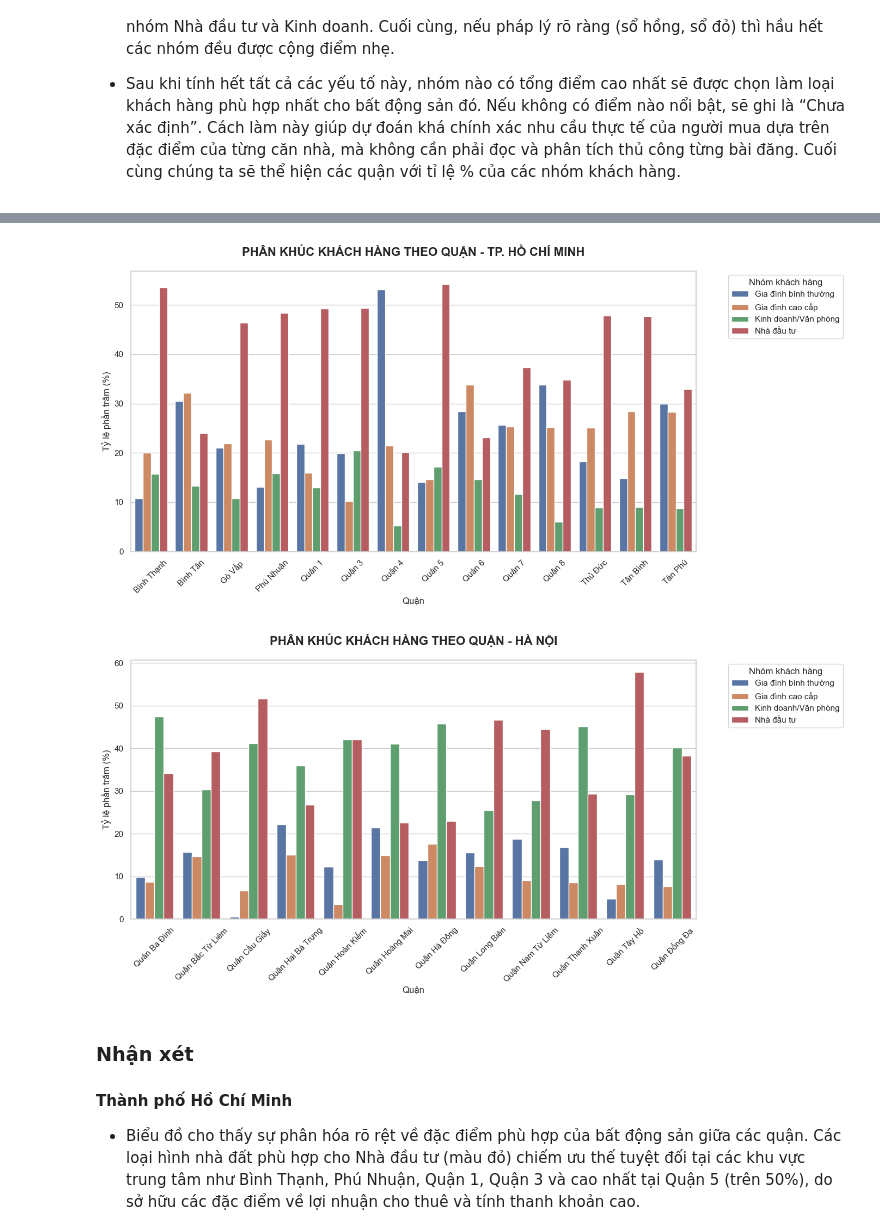
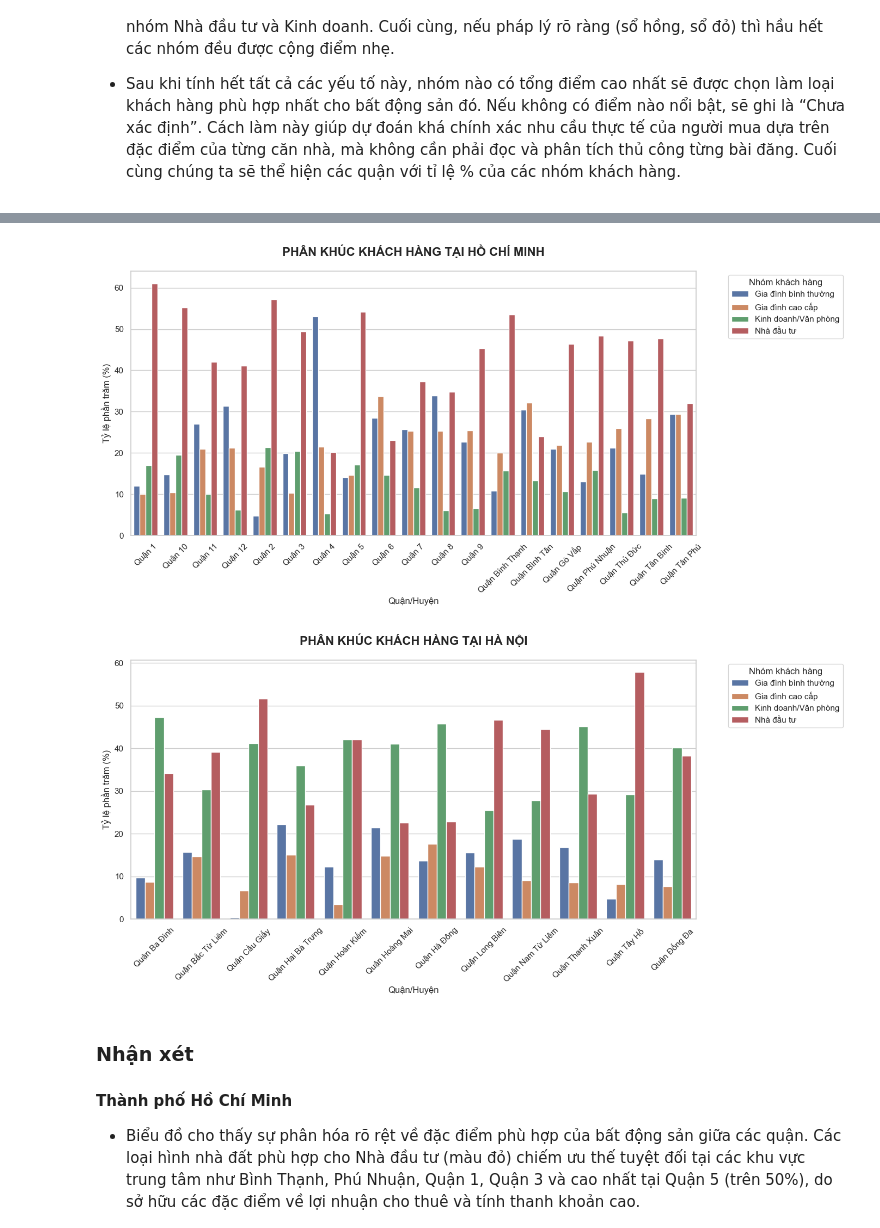
Before and after one commit to Thuongcdv123/Project-Intro-DS, a Jupyter notebook: eda/eda.ipynb, the cells around one changed output, grey strips where cells are left out. Cells and saved outputs as stored; diff of their text form; code cells hidden in the pictures.

```diff
--- a/eda/eda.ipynb
+++ b/eda/eda.ipynb
@@ -1052,39 +1004,39 @@ Tân Phú, TP.HCM                    30.00               28.33                8.
 # %%
-# Tách dữ liệu cho HCM và Hà Nội
-result_hcm = result[result.index.str.contains("TP.HCM")].copy()
-result_hn = result[result.index.str.contains("Hà Nội")].copy()
+sns.set_theme(style="whitegrid")
+plt.rcParams['font.family'] = 'Arial'
 
-# Làm sạch tên index (bỏ đuôi ", TP.HCM" và ", Hà Nội" để biểu đồ gọn hơn)
-result_hcm.index = result_hcm.index.str.replace(", TP.HCM", "")
-result_hn.index = result_hn.index.str.replace(", Hà Nội", "")
+def plot_customer_segments(data, title, city_filter):
+    # Lọc theo thành phố từ cột index gộp
+    city_data = data[data.index.str.contains(city_filter, case=False)].copy()
 
-# Thiết lập style
-sns.set_theme(style="whitegrid")
-plt.rcParams['font.family'] = 'Arial' # Hoặc font hỗ trợ tiếng Việt
+    if city_data.empty:
+        print(f"Không có dữ liệu cho {city_filter}")
+        return
 
-def plot_customer_segments(df, title):
-    # Vẽ biểu đồ cột nhóm
-    df_plot = df.reset_index().melt(id_vars='quan_thanh_pho', var_name='Loại khách hàng', value_name='Tỷ lệ (%)')
+    # Làm sạch index để vẽ biểu đồ cho đẹp (bỏ phần tên thành phố đi)
+    city_data.index = city_data.index.str.split(',').str[0]
+
+    df_plot = city_data.reset_index().melt(id_vars='quan_thanh_pho', var_name='Loại khách hàng', value_name='Tỷ lệ (%)')
 
     plt.figure(figsize=(14, 7))
-    ax = sns.barplot(data=df_plot, x='quan_thanh_pho', y='Tỷ lệ (%)', hue='Loại khách hàng')
+    sns.barplot(data=df_plot, x='quan_thanh_pho', y='Tỷ lệ (%)', hue='Loại khách hàng')
 
     plt.title(title, fontsize=16, fontweight='bold', pad=20)
-    plt.xlabel('Quận', fontsize=12)
+    plt.xlabel('Quận/Huyện', fontsize=12)
     plt.ylabel('Tỷ lệ phần trăm (%)', fontsize=12)
     plt.xticks(rotation=45)
     plt.legend(title='Nhóm khách hàng', bbox_to_anchor=(1.05, 1), loc='upper left')
     plt.tight_layout()
     plt.show()
 
-if not result_hcm.empty:
-    plot_customer_segments(result_hcm, "PHÂN KHÚC KHÁCH HÀNG THEO QUẬN - TP. HỒ CHÍ MINH")
-
-if not result_hn.empty:
-    plot_customer_segments(result_hn, "PHÂN KHÚC KHÁCH HÀNG THEO QUẬN - HÀ NỘI")
+# Vẽ biểu đồ riêng cho từng thành phố dựa trên cột 'thanh_pho' cũ
+if 'thanh_pho' in temp_df.columns:
+    cities = temp_df['thanh_pho'].unique()
+    for city in cities:
+        plot_customer_segments(result, f"PHÂN KHÚC KHÁCH HÀNG TẠI {city.upper()}", city)
 # %% [output]
-[figure, old version]
+[figure, new version]
-[figure, old version]
+[figure, new version]
 # %% [markdown]
 ### Nhận xét
 
```
Also changed, not shown: parts of 3 cells of this notebook.
